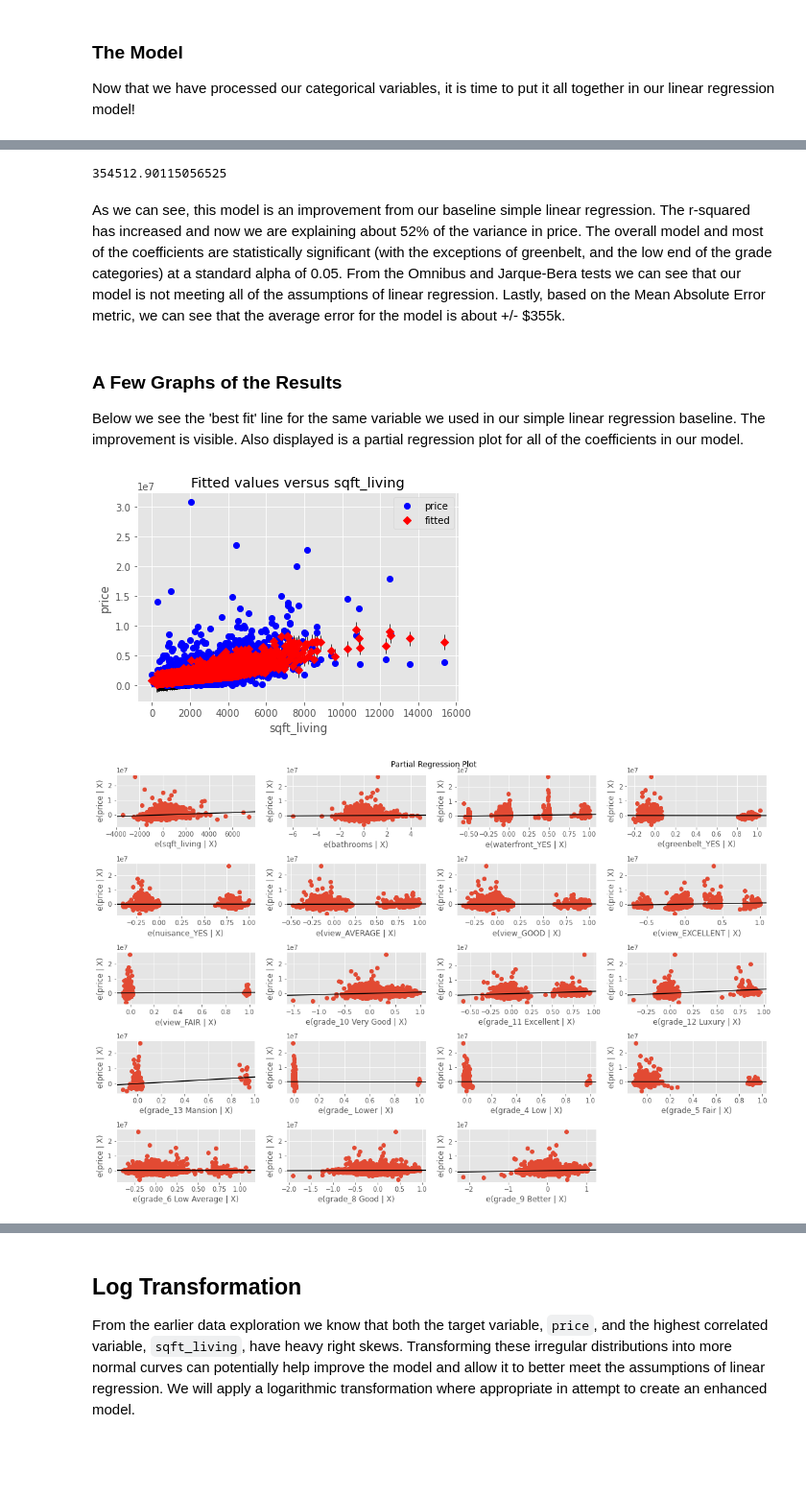
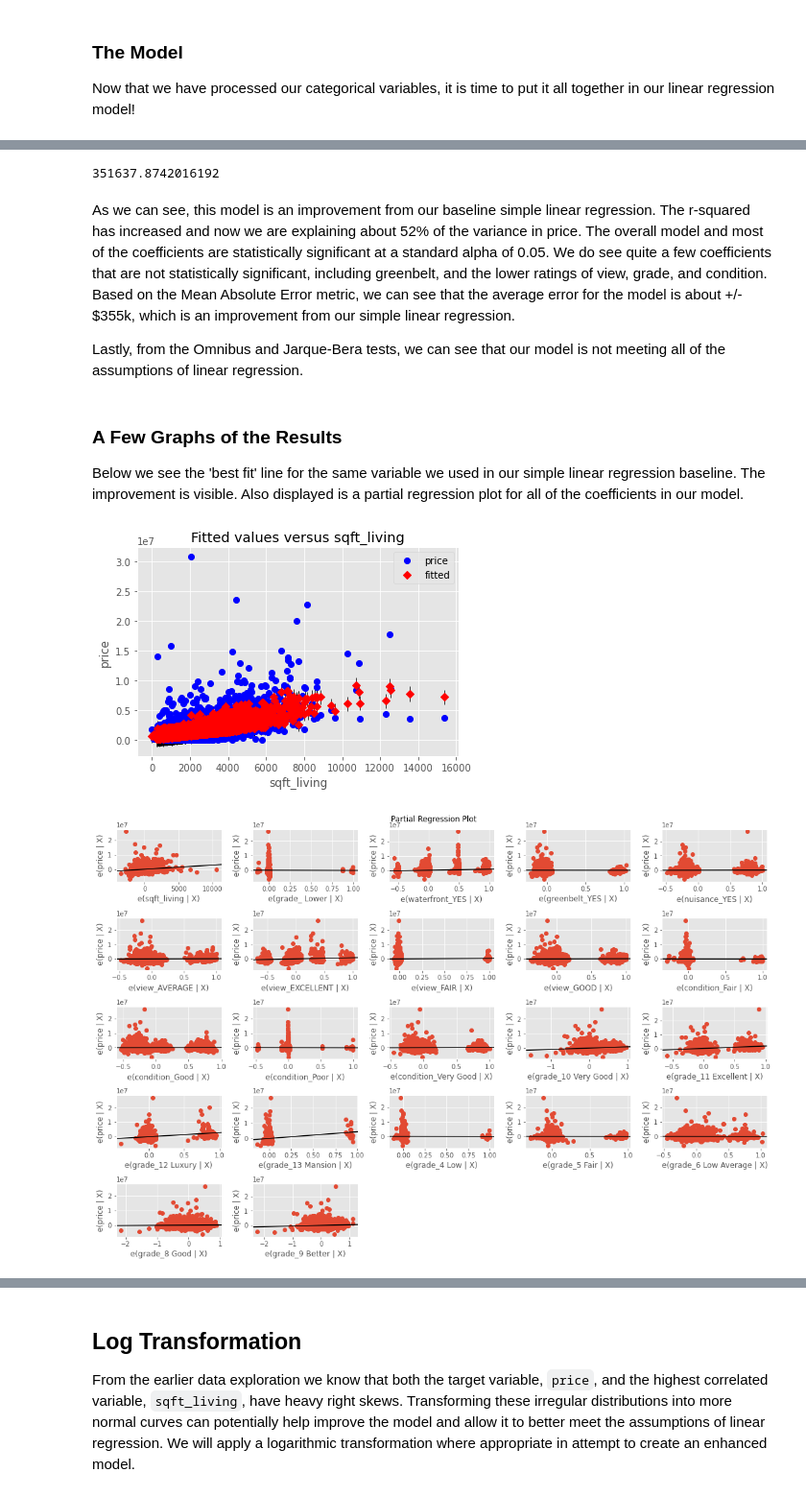
Before and after one commit to Bella3s/housing-analysis-project, a Jupyter notebook: housing_analysis.ipynb, the cells around one changed output, grey strips where cells are left out. Shown at 96% size. Saved outputs shown, nothing was run; the diff lists cells and outputs as text; code cells hidden in the pictures; blank space fills up the shorter version.

```diff
--- a/housing_analysis.ipynb
+++ b/housing_analysis.ipynb
@@ -503,14 +525,10 @@ Name: grade_ Lower, dtype: int64
 cat_vars = ['waterfront', 'greenbelt', 'nuisance', 'view', 'condition', 'grade']
 cat_vars_dummied = pd.get_dummies(df[cat_vars])
 
-# Drop one of each category + add 'dummied' variables to dataset
+# Drop one of each column for each variable + add 'dummied' variables to dataset
 df_a = cat_vars_dummied.drop(['waterfront_NO', 'view_NONE', 'greenbelt_NO', 'nuisance_NO', 'grade_7 Average',
-                             'grade_3 Poor', 'grade_2 Substandard', 'grade_1 Cabin'], axis=1)
-df_dummied = pd.concat([df, df_a], axis=1)
+                             'condition_Average', 'grade_3 Poor', 'grade_2 Substandard', 'grade_1 Cabin'], axis=1)
+
+# create subset dataframe with only variables want to include in regression
+df_b = df[['price', 'sqft_living', 'bathrooms', 'grade_ Lower']]
+subset_df = pd.concat([df_b, df_a], axis=1)
-# %%
-# Create a subset DataFrame with only variables interested in including in model
-subset_df = df_dummied[['price', 'sqft_living', 'bathrooms', 'waterfront_YES', 'greenbelt_YES', 'nuisance_YES',
-                       'view_AVERAGE', 'view_GOOD', 'view_EXCELLENT', 'view_FAIR', 'grade_10 Very Good',
-                        'grade_11 Excellent', 'grade_12 Luxury', 'grade_13 Mansion', 'grade_ Lower', 'grade_4 Low',
-                        'grade_5 Fair', 'grade_6 Low Average', 'grade_8 Good', 'grade_9 Better']]
-subset_df
@@ -531,3 +545,5 @@ subset_df
+# %%
+subset_df.drop('bathrooms', axis=1, inplace=True)
 # %% [markdown]
 ### The Model
 Now that we have processed our categorical variables, it is time to put it all together in our linear regression model!
@@ -559,20 +575,22 @@ strong multicollinearity or other numerical problems.
 y_multi_pred = results_multi.predict(sm.add_constant(X_multi))
 mean_absolute_error(y, y_multi_pred)
 # %% [output]
-354512.90115056525
+351637.8742016192
 # %% [markdown]
-As we can see, this model is an improvement from our baseline simple linear regression. The r-squared has increased and now we are explaining about 52% of the variance in price. The overall model and most of the coefficients are statistically significant (with the exceptions of greenbelt, and the low end of the grade categories) at a standard alpha of 0.05.  From the Omnibus and Jarque-Bera tests we can see that our model is not meeting all of the assumptions of linear regression.  Lastly, based on the Mean Absolute Error metric, we can see that the average error for the model is about +/- \$355k.
+As we can see, this model is an improvement from our baseline simple linear regression. The r-squared has increased and now we are explaining about 52% of the variance in price. The overall model and most of the coefficients are statistically significant at a standard alpha of 0.05.  We do see quite a few coefficients that are not statistically significant, including greenbelt, and the lower ratings of view, grade, and condition. Based on the Mean Absolute Error metric, we can see that the average error for the model is about +/- \$355k, which is an improvement from our simple linear regression.
+
+Lastly, from the Omnibus and Jarque-Bera tests, we can see that our model is not meeting all of the assumptions of linear regression.
 # %% [markdown]
 ### A Few Graphs of the Results
 Below we see the 'best fit' line for the same variable we used in our simple linear regression baseline.  The improvement is visible.  Also displayed is a partial regression plot for all of the coefficients in our model.
 # %%
 sm.graphics.plot_fit(results_multi, 'sqft_living');
 # %% [output]
-[figure, old version]
+[figure, new version]
 # %%
 fig = plt.figure(figsize=(15,10))
 sm.graphics.plot_partregress_grid(results_multi, exog_idx=list(X_multi.columns.values),
-                                 grid=(5,4), fig=fig)
+                                 grid=(5,5), fig=fig)
 plt.show()
 # %% [output]
-[figure, old version]
+[figure, new version]
```
Also changed, not shown: parts of 78 cells of this notebook, 2 other files.
